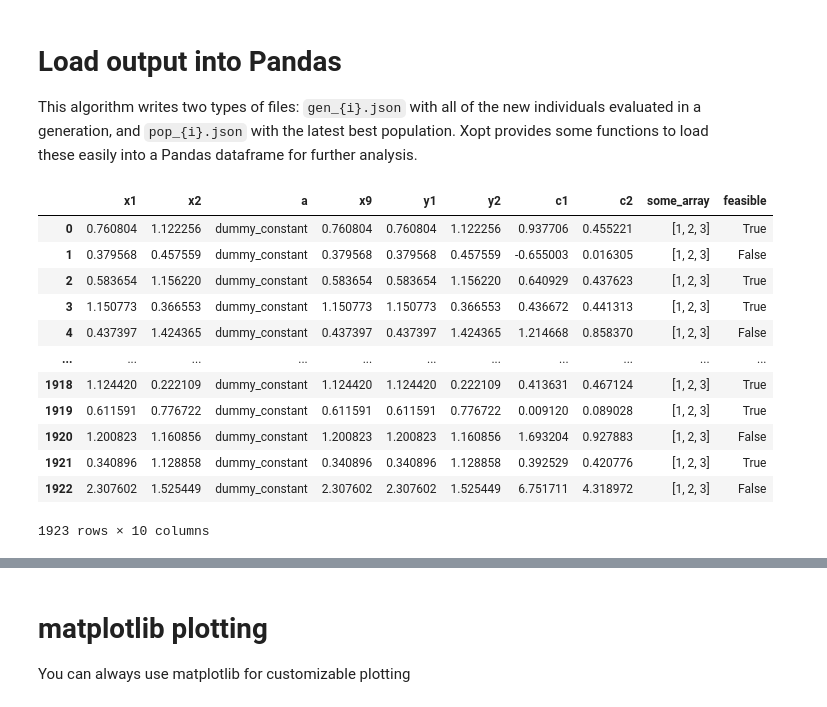
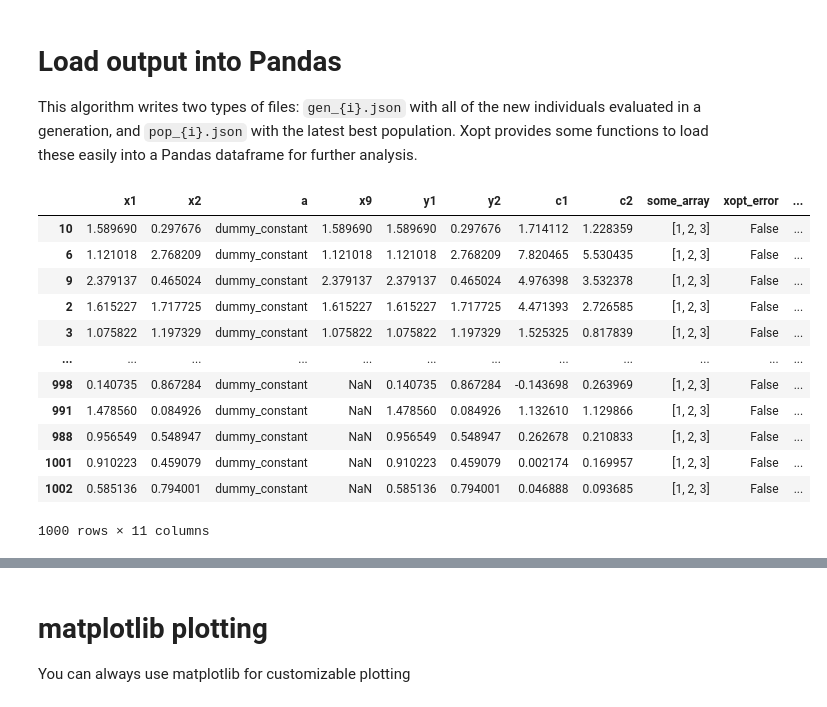
Before and after one commit to xopt-org/Xopt, a Jupyter notebook: docs/examples/xopt_parallel.ipynb, the cells around one changed output, grey strips where cells are left out. Cells and saved outputs as stored; diff of their text form; code cells hidden in the pictures.

```diff
--- a/docs/examples/xopt_parallel.ipynb
+++ b/docs/examples/xopt_parallel.ipynb
@@ -98,3 +165,6 @@ Pop written to  /Users/chrisonian/Code/GitHub/xopt/examples/basic/temp/pop_11.js
 # Dask
 # %%
 from dask.distributed import Client
+client = Client()
+executor = client.get_executor()
+client
@@ -116,17 +190,0 @@ genfiles = glob("temp/gen_*json")
-# %%
-df = load_all_xopt_data(genfiles)
-df
-# %% [output]
-|  | x1 | x2 | a | x9 | y1 | y2 | c1 | c2 | some_array | feasible |
-| 0 | 0.760804 | 1.122256 | dummy_constant | 0.760804 | 0.760804 | 1.122256 | 0.937706 | 0.455221 | [1, 2, 3] | True |
-| 1 | 0.379568 | 0.457559 | dummy_constant | 0.379568 | 0.379568 | 0.457559 | -0.655003 | 0.016305 | [1, 2, 3] | False |
-| 2 | 0.583654 | 1.156220 | dummy_constant | 0.583654 | 0.583654 | 1.156220 | 0.640929 | 0.437623 | [1, 2, 3] | True |
-| 3 | 1.150773 | 0.366553 | dummy_constant | 1.150773 | 1.150773 | 0.366553 | 0.436672 | 0.441313 | [1, 2, 3] | True |
-| 4 | 0.437397 | 1.424365 | dummy_constant | 0.437397 | 0.437397 | 1.424365 | 1.214668 | 0.858370 | [1, 2, 3] | False |
-| ... | ... | ... | ... | ... | ... | ... | ... | ... | ... | ... |
-| 1918 | 1.124420 | 0.222109 | dummy_constant | 1.124420 | 1.124420 | 0.222109 | 0.413631 | 0.467124 | [1, 2, 3] | True |
-| 1919 | 0.611591 | 0.776722 | dummy_constant | 0.611591 | 0.611591 | 0.776722 | 0.009120 | 0.089028 | [1, 2, 3] | True |
-| 1920 | 1.200823 | 1.160856 | dummy_constant | 1.200823 | 1.200823 | 1.160856 | 1.693204 | 0.927883 | [1, 2, 3] | False |
-| 1921 | 0.340896 | 1.128858 | dummy_constant | 0.340896 | 0.340896 | 1.128858 | 0.392529 | 0.420776 | [1, 2, 3] | True |
-| 1922 | 2.307602 | 1.525449 | dummy_constant | 2.307602 | 2.307602 | 1.525449 | 6.751711 | 4.318972 | [1, 2, 3] | False |
-1923 rows × 10 columns
@@ -132,0 +193,16 @@ df
+# %%
+X.data
+# %% [output]
+|  | x1 | x2 | a | x9 | y1 | y2 | c1 | c2 | some_array | xopt_error | ... |
+| 10 | 1.589690 | 0.297676 | dummy_constant | 1.589690 | 1.589690 | 0.297676 | 1.714112 | 1.228359 | [1, 2, 3] | False | ... |
+| 6 | 1.121018 | 2.768209 | dummy_constant | 1.121018 | 1.121018 | 2.768209 | 7.820465 | 5.530435 | [1, 2, 3] | False | ... |
+| 9 | 2.379137 | 0.465024 | dummy_constant | 2.379137 | 2.379137 | 0.465024 | 4.976398 | 3.532378 | [1, 2, 3] | False | ... |
+| 2 | 1.615227 | 1.717725 | dummy_constant | 1.615227 | 1.615227 | 1.717725 | 4.471393 | 2.726585 | [1, 2, 3] | False | ... |
+| 3 | 1.075822 | 1.197329 | dummy_constant | 1.075822 | 1.075822 | 1.197329 | 1.525325 | 0.817839 | [1, 2, 3] | False | ... |
+| ... | ... | ... | ... | ... | ... | ... | ... | ... | ... | ... | ... |
+| 998 | 0.140735 | 0.867284 | dummy_constant | NaN | 0.140735 | 0.867284 | -0.143698 | 0.263969 | [1, 2, 3] | False | ... |
+| 991 | 1.478560 | 0.084926 | dummy_constant | NaN | 1.478560 | 0.084926 | 1.132610 | 1.129866 | [1, 2, 3] | False | ... |
+| 988 | 0.956549 | 0.548947 | dummy_constant | NaN | 0.956549 | 0.548947 | 0.262678 | 0.210833 | [1, 2, 3] | False | ... |
+| 1001 | 0.910223 | 0.459079 | dummy_constant | NaN | 0.910223 | 0.459079 | 0.002174 | 0.169957 | [1, 2, 3] | False | ... |
+| 1002 | 0.585136 | 0.794001 | dummy_constant | NaN | 0.585136 | 0.794001 | 0.046888 | 0.093685 | [1, 2, 3] | False | ... |
+1000 rows × 11 columns
```
Also changed, not shown: parts of 26 cells of this notebook, 14 other files.
